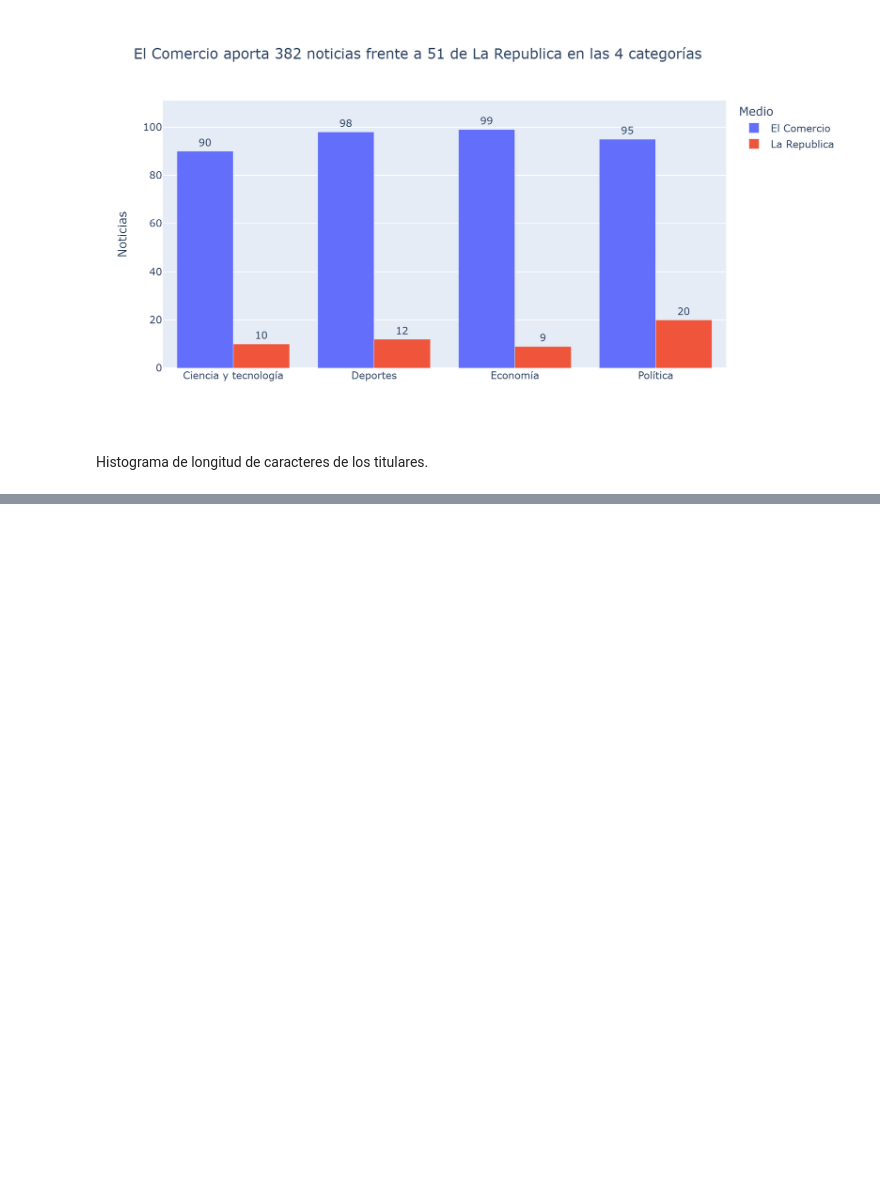
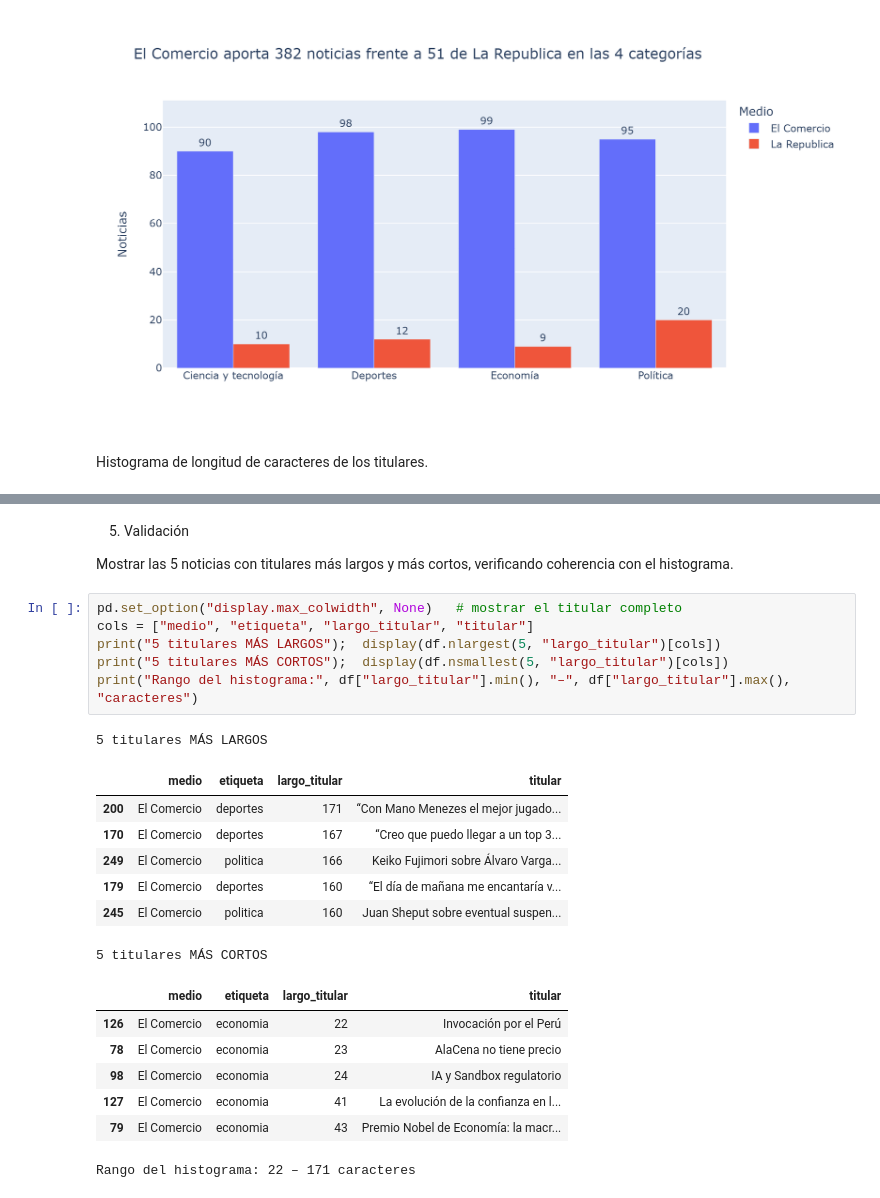
Before and after one commit to ValMur123/python_intermedio, a Jupyter notebook: tarea_1/01_recoleccion.ipynb, the cells around one changed output, grey strips where cells are left out. Drawn from its saved outputs; the diff is of its cells as text; blank space fills up the shorter version.

```diff
--- a/tarea_1/01_recoleccion.ipynb
+++ b/tarea_1/01_recoleccion.ipynb
@@ -649,0 +662,26 @@ mostrar(fig3, "03_histograma_largo_titulares")
+# %% [markdown]
+5. Validación
+
+Mostrar las 5 noticias con titulares más largos y más cortos, verificando coherencia con el histograma.
+# %%
+pd.set_option("display.max_colwidth", None)   # mostrar el titular completo
+cols = ["medio", "etiqueta", "largo_titular", "titular"]
+print("5 titulares MÁS LARGOS");  display(df.nlargest(5, "largo_titular")[cols])
+print("5 titulares MÁS CORTOS");  display(df.nsmallest(5, "largo_titular")[cols])
+print("Rango del histograma:", df["largo_titular"].min(), "–", df["largo_titular"].max(), "caracteres")
+# %% [output]
+5 titulares MÁS LARGOS
+|  | medio | etiqueta | largo_titular | titular |
+| 200 | El Comercio | deportes | 171 | “Con Mano Menezes el mejor jugado... |
+| 170 | El Comercio | deportes | 167 | “Creo que puedo llegar a un top 3... |
+| 249 | El Comercio | politica | 166 | Keiko Fujimori sobre Álvaro Varga... |
+| 179 | El Comercio | deportes | 160 | “El día de mañana me encantaría v... |
+| 245 | El Comercio | politica | 160 | Juan Sheput sobre eventual suspen... |
+5 titulares MÁS CORTOS
+|  | medio | etiqueta | largo_titular | titular |
+| 126 | El Comercio | economia | 22 | Invocación por el Perú |
+| 78 | El Comercio | economia | 23 | AlaCena no tiene precio |
+| 98 | El Comercio | economia | 24 | IA y Sandbox regulatorio |
+| 127 | El Comercio | economia | 41 | La evolución de la confianza en l... |
+| 79 | El Comercio | economia | 43 | Premio Nobel de Economía: la macr... |
+Rango del histograma: 22 – 171 caracteres
```
Also changed, not shown: parts of 2 cells of this notebook, 2 other files.
